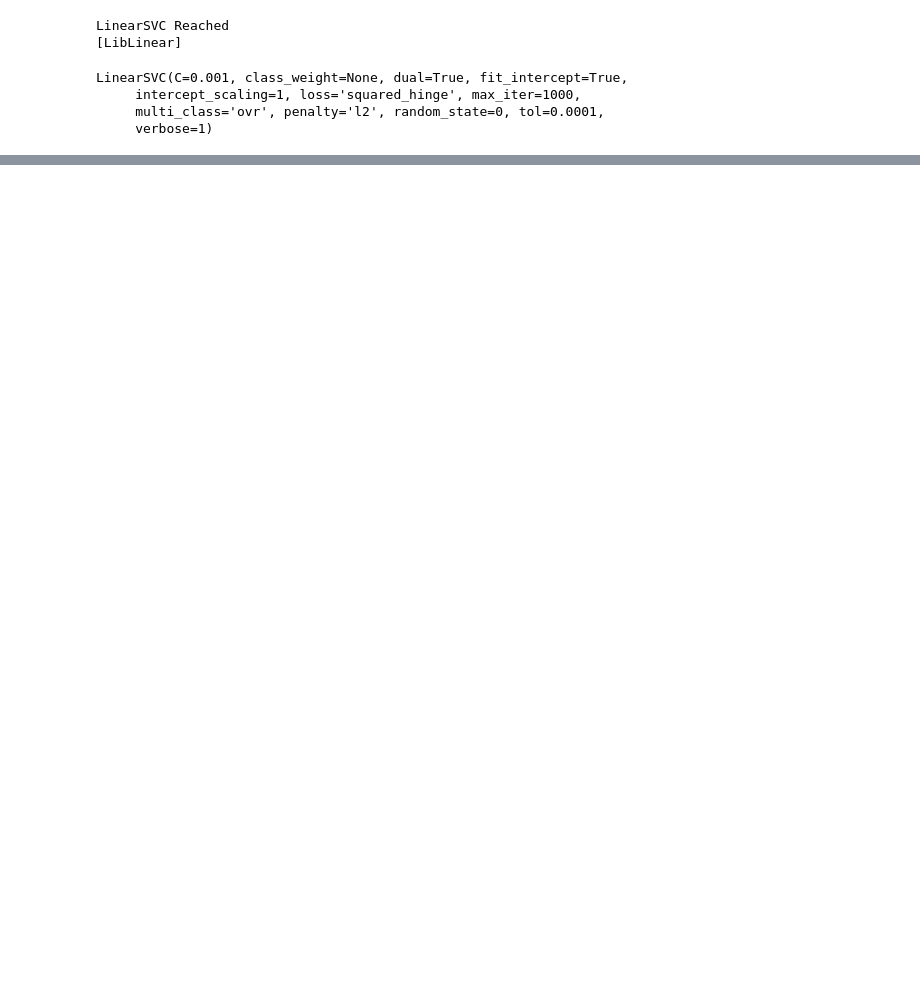
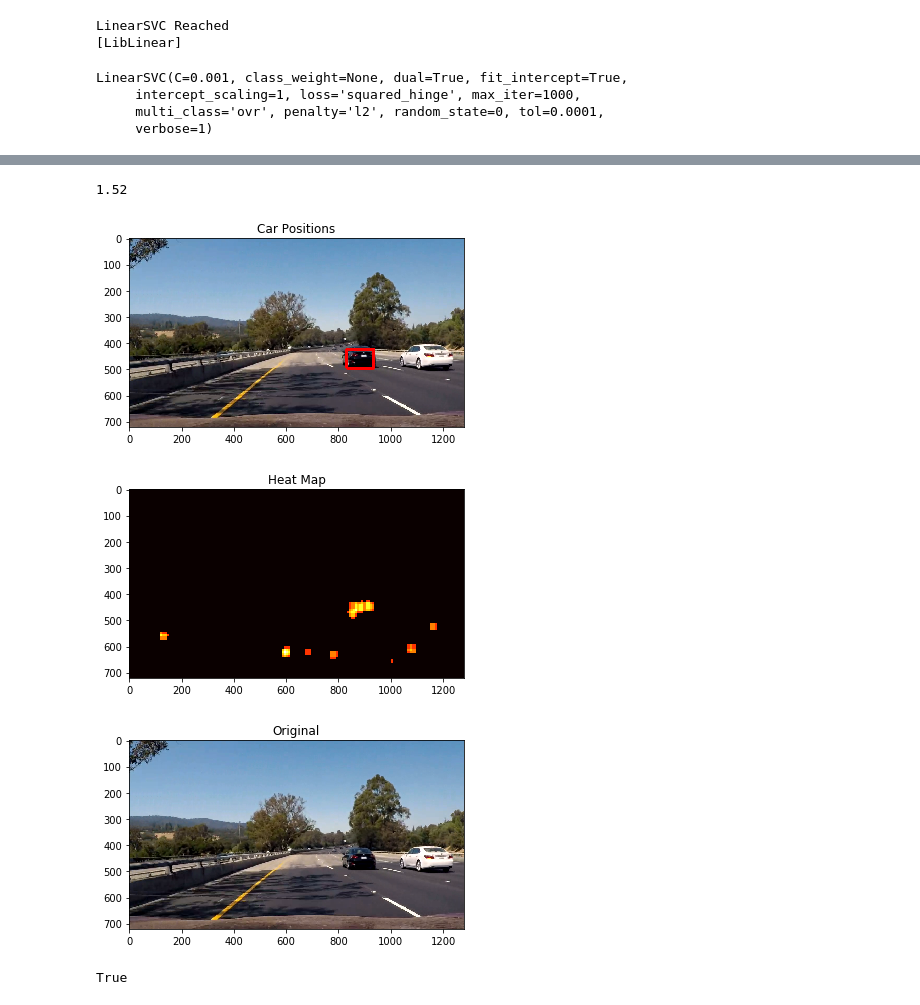
Before and after one commit to therightnee/Udacity-Self-Driving-Car-Nanodegree, a Jupyter notebook: Term 1 - Project 5 - Vehicle Detection/Vehicle Detection.ipynb, the cells around one changed output, grey strips where cells are left out. Drawn from its saved outputs; the diff is of its cells as text; code cells hidden in the pictures; blank space fills up the shorter version.

```diff
--- a/Term 1 - Project 5 - Vehicle Detection/Vehicle Detection.ipynb
+++ b/Term 1 - Project 5 - Vehicle Detection/Vehicle Detection.ipynb
@@ -285,0 +440,43 @@ video.release()
+# %%
+#Open the input video and break it out into constituent frames
+from moviepy.editor import VideoFileClip
+
+def frame_analyzer(test_image):
+    #Iterate through different scales
+    scale_list = [0.5, 1, 2, 3]
+    draw_image = np.copy(test_image)
+    draw_image = cv2.cvtColor(draw_image, cv2.COLOR_RGB2BGR)
+    check_list = depth_search(draw_image,scale_list)
+    #Create Heatmap
+    heat = heat_map(draw_image,check_list, 3)
+    heatmap = np.clip(heat, 0, 255)
+    # Find final boxes from heatmap using label function
+    labels = label(heatmap)
+    bounded_image = draw_labeled_bboxes(draw_image, labels)
+    return(bounded_image, heatmap, check_list)
+# %%
+my_clip = VideoFileClip('test_video.mp4')
+print(my_clip.duration)
+
+test_image1 = my_clip.get_frame(1)
+
+cars, heatmap, check_list = frame_analyzer(test_image1)
+
+fig1 = plt.figure(1)
+plt.imshow(cv2.cvtColor(cars, cv2.COLOR_BGR2RGB))
+plt.title('Car Positions')
+fig2 = plt.figure(2)
+plt.imshow(heatmap, cmap='hot')
+plt.title('Heat Map')
+fig3 = plt.figure(3)
+plt.imshow(test_image1)
+plt.title('Original')
+plt.show()
+
+cv2.imwrite('./Test_Images/2.png', cars)
+# %% [output]
+1.52
+[figure, added]
+[figure, added]
+[figure, added]
+True
```
Also changed, not shown: parts of 14 cells of this notebook, 1 other file.
